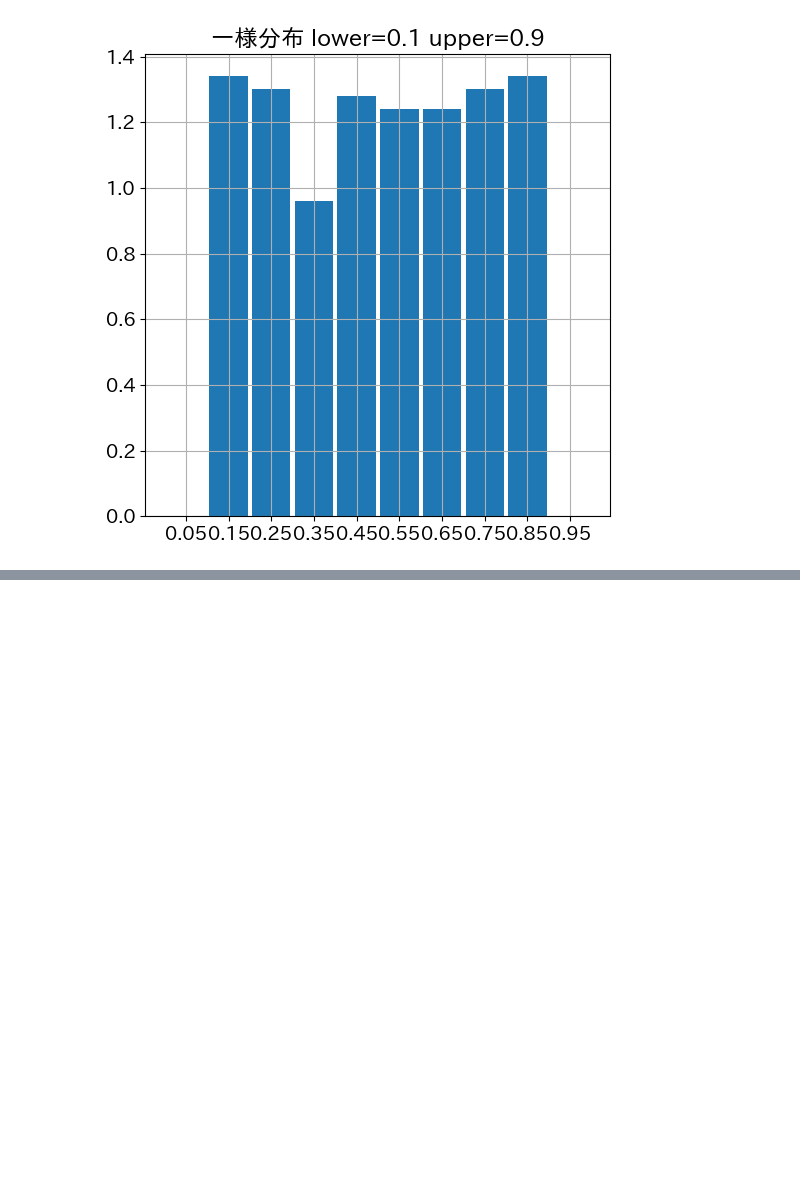
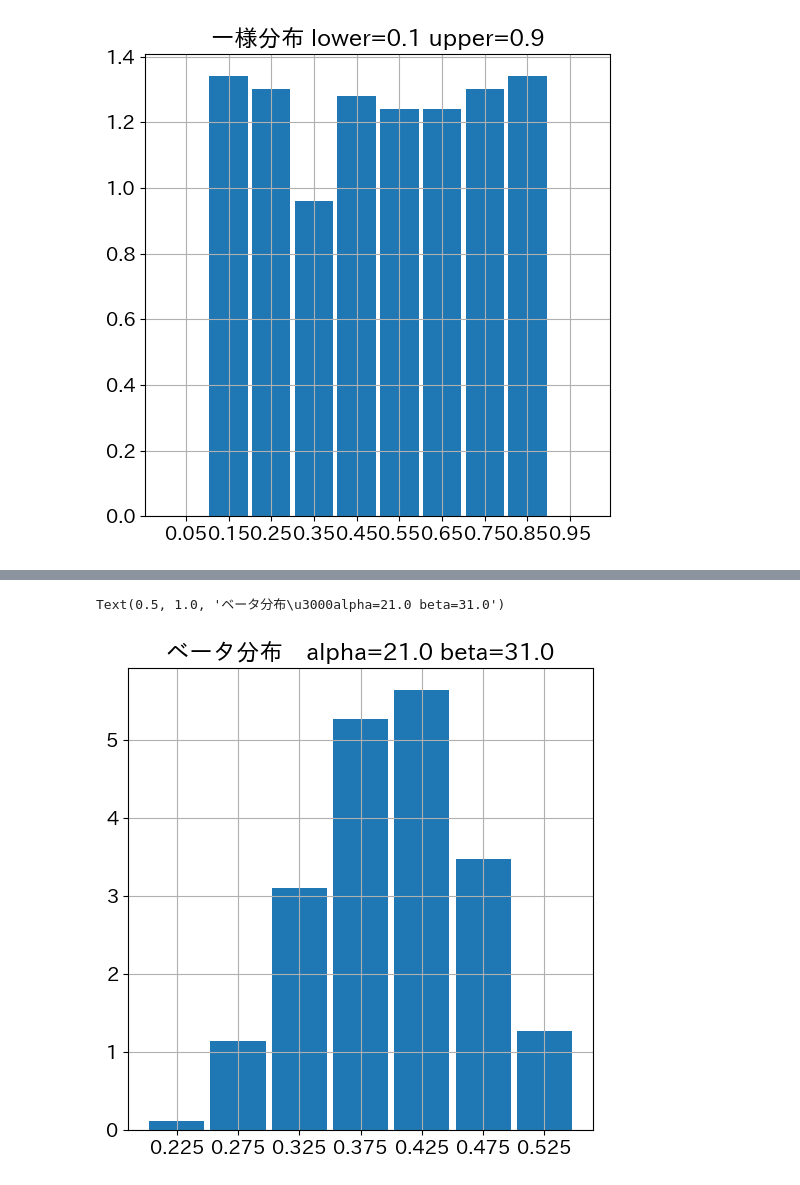
Before and after one commit to maton369/Bayesian_Inference_Practice, a Jupyter notebook: 2章_よく利用される確率分布.ipynb, the cells around one changed output, grey strips where cells are left out. Cells and saved outputs as stored; diff of their text form; code cells hidden in the pictures; blank space fills up the shorter version.

```diff
--- a/2章_よく利用される確率分布.ipynb
+++ b/2章_よく利用される確率分布.ipynb
@@ -1536,0 +2080,7 @@ Text(0.5, 1.0, '一様分布 lower=0.1 upper=0.9')
+# %%
+bins = np.arange(0.2, 0.6, 0.05)
+ax = az.plot_dist(p_samples9, kind="hist", hist_kwargs={"bins": bins})
+ax.set_title(f"ベータ分布　alpha={alpha} beta={beta}")
+# %% [output]
+Text(0.5, 1.0, 'ベータ分布\u3000alpha=21.0 beta=31.0')
+[figure, added]
```
Also changed, not shown: parts of 7 cells of this notebook.
